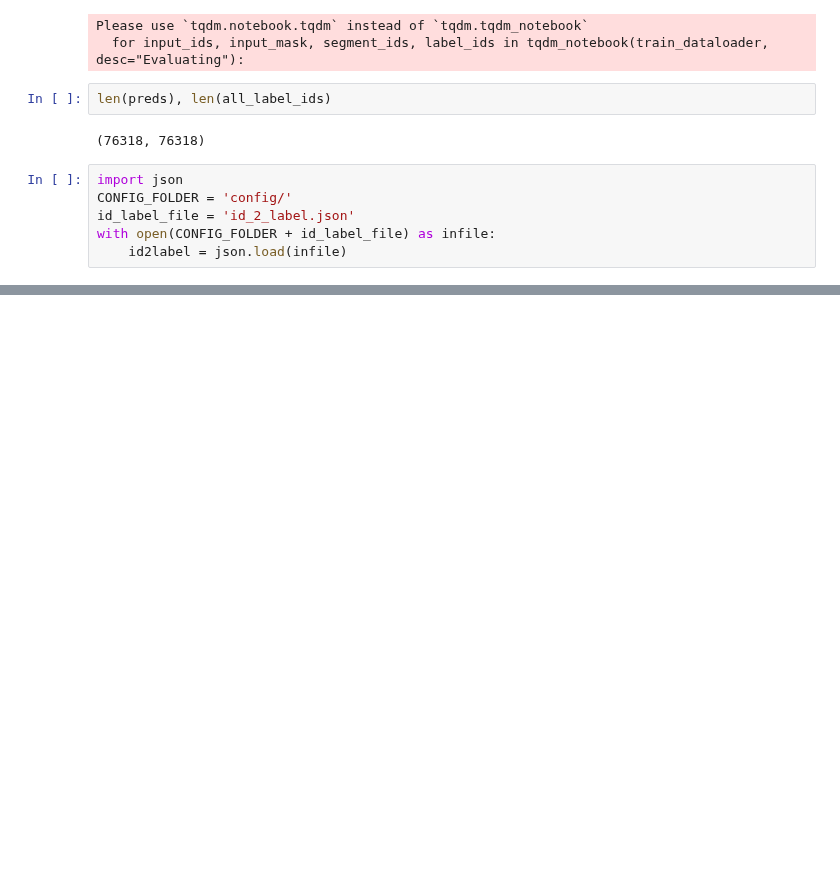
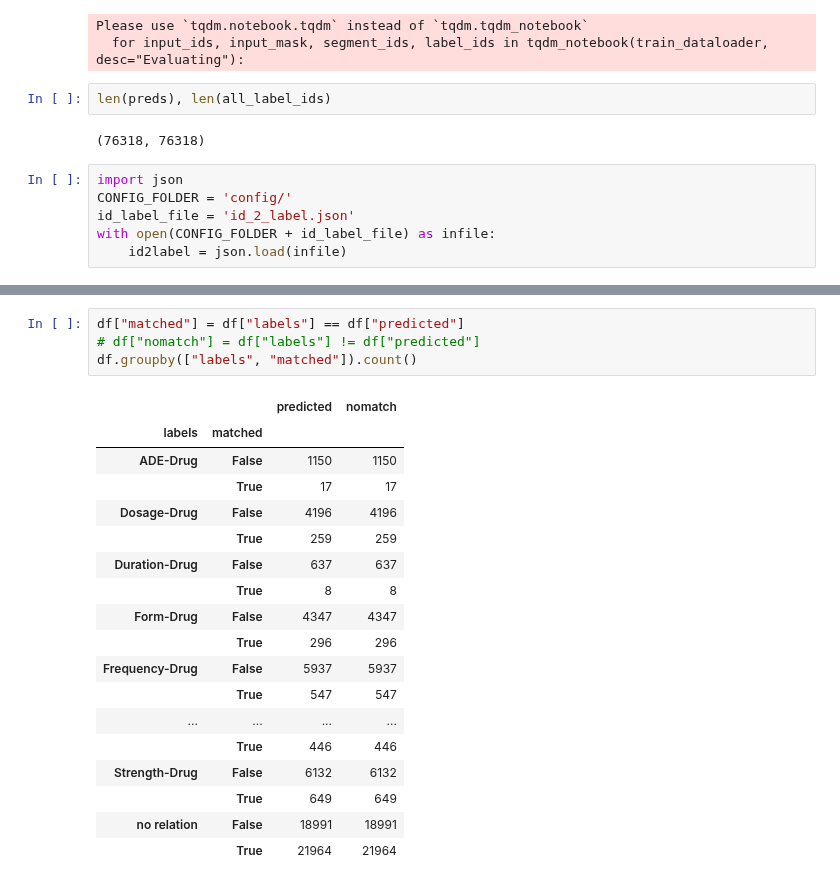
Before and after one commit to pnarsina/w266_final, a Jupyter notebook: project_re/BERT_RE_TACRED.ipynb, the cells around one changed output, grey strips where cells are left out. Drawn from its saved outputs; the diff is of its cells as text; blank space fills up the shorter version.

```diff
--- a/project_re/BERT_RE_TACRED.ipynb
+++ b/project_re/BERT_RE_TACRED.ipynb
@@ -301,0 +351,23 @@ metrics.f1_score(df["labels"], df["predicted"], average='micro')
+# %%
+df["matched"] = df["labels"] == df["predicted"]
+# df["nomatch"] = df["labels"] != df["predicted"]
+df.groupby(["labels", "matched"]).count()
+# %% [output]
+|  |  | predicted | nomatch |
+| labels | matched |  |  |
+| ADE-Drug | False | 1150 | 1150 |
+|  | True | 17 | 17 |
+| Dosage-Drug | False | 4196 | 4196 |
+|  | True | 259 | 259 |
+| Duration-Drug | False | 637 | 637 |
+|  | True | 8 | 8 |
+| Form-Drug | False | 4347 | 4347 |
+|  | True | 296 | 296 |
+| Frequency-Drug | False | 5937 | 5937 |
+|  | True | 547 | 547 |
+| ... | ... | ... | ... |
+|  | True | 446 | 446 |
+| Strength-Drug | False | 6132 | 6132 |
+|  | True | 649 | 649 |
+| no relation | False | 18991 | 18991 |
+|  | True | 21964 | 21964 |
```
Also changed, not shown: parts of 7 cells of this notebook, 3 other files.
